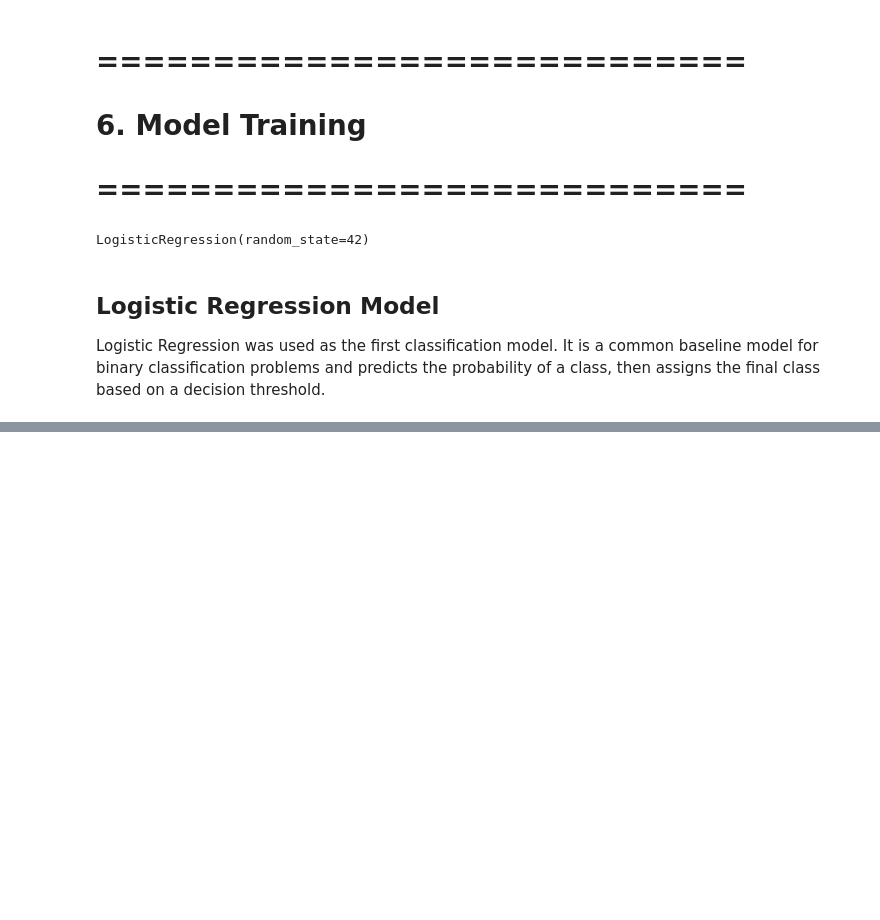
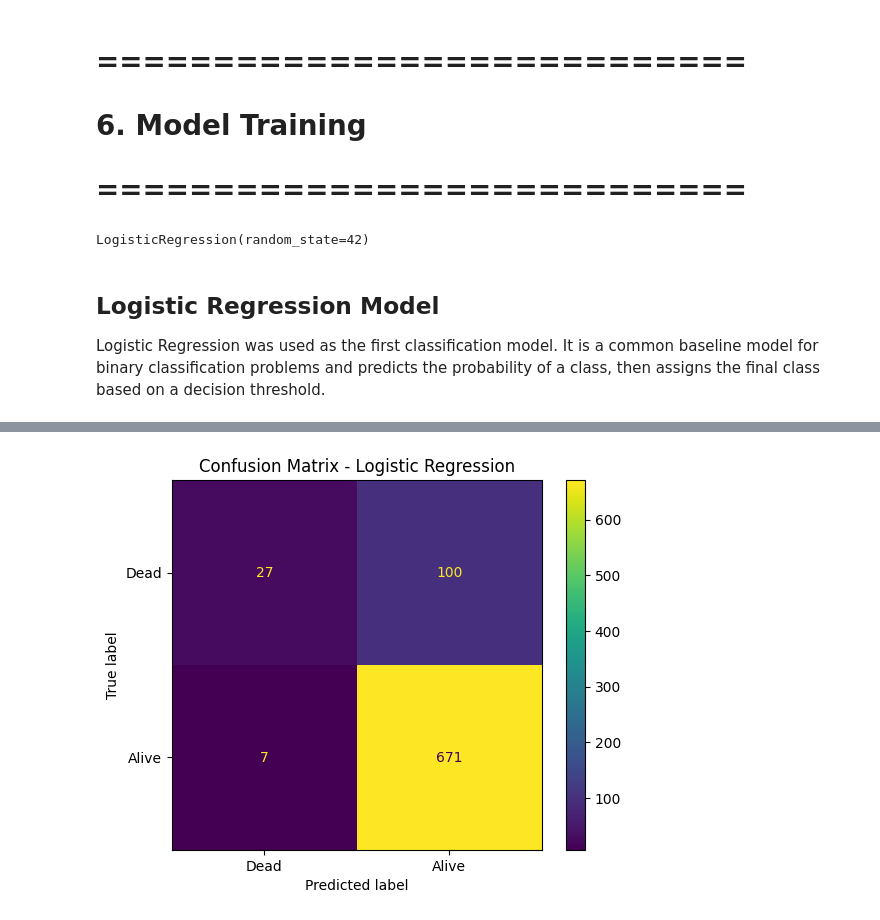
Before and after one commit to mohammadSous/breast-cancer-survival-prediction, a Jupyter notebook: main.ipynb, the cells around one changed output, grey strips where cells are left out. Saved outputs shown, nothing was run; the diff lists cells and outputs as text; code cells hidden in the pictures; blank space fills up the shorter version.

Commit message:
Add logistic regression parameter tuning

```diff
--- a/main.ipynb
+++ b/main.ipynb
@@ -334,0 +347,22 @@ Logistic Regression was used as the first classification model. It is a common b
+# %%
+C_values = [0.01, 0.1, 1, 10, 100] #create a list of C values.
+results = [] #Create a place to store results.
+
+for C in C_values:
+
+    model = LogisticRegression(
+        C=C,
+        random_state=42
+    )
+
+    model.fit(X_train_processed, y_train)
+
+    y_pred = model.predict(X_test_processed)
+
+    results.append([
+        C,
+        accuracy_score(y_test, y_pred),
+        precision_score(y_test, y_pred),
+        recall_score(y_test, y_pred),
+        f1_score(y_test, y_pred)
+    ])
@@ -334,0 +399,5 @@ Logistic Regression was used as the first classification model. It is a common b
+# %%
+logistic_model = LogisticRegression(C=1, random_state=42)
+logistic_model.fit(X_train_processed, y_train)
+
+y_pred_logistic = logistic_model.predict(X_test_processed)
@@ -334,0 +424,12 @@ Logistic Regression was used as the first classification model. It is a common b
+# %%
+cm_logistic = confusion_matrix(y_test, y_pred_logistic)
+
+ConfusionMatrixDisplay(
+    confusion_matrix=cm_logistic,
+    display_labels=["Dead", "Alive"]
+).plot()
+
+plt.title("Confusion Matrix - Logistic Regression")
+plt.show()
+# %% [output]
+[figure, added]
```
Also changed, not shown: parts of 12 cells of this notebook.
